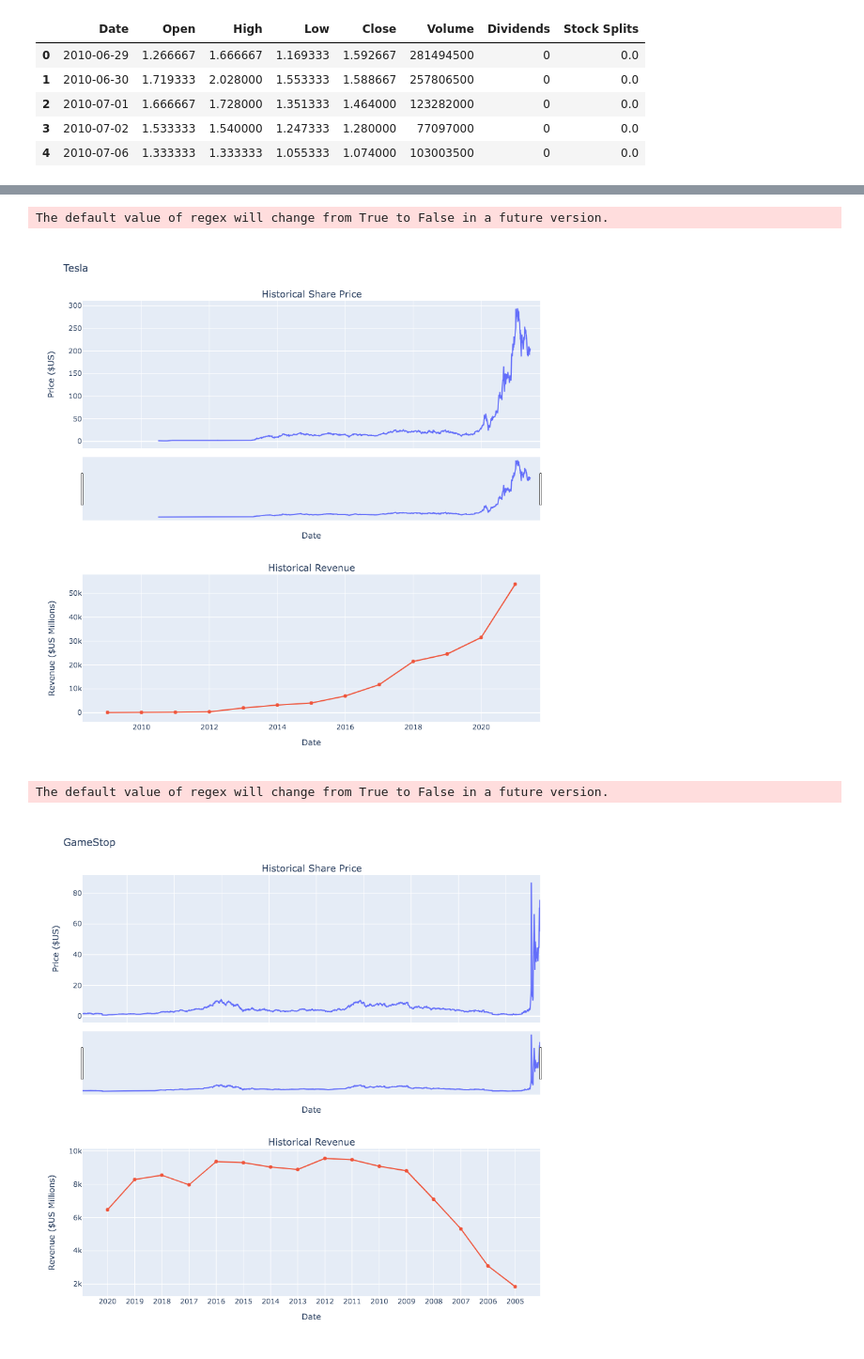
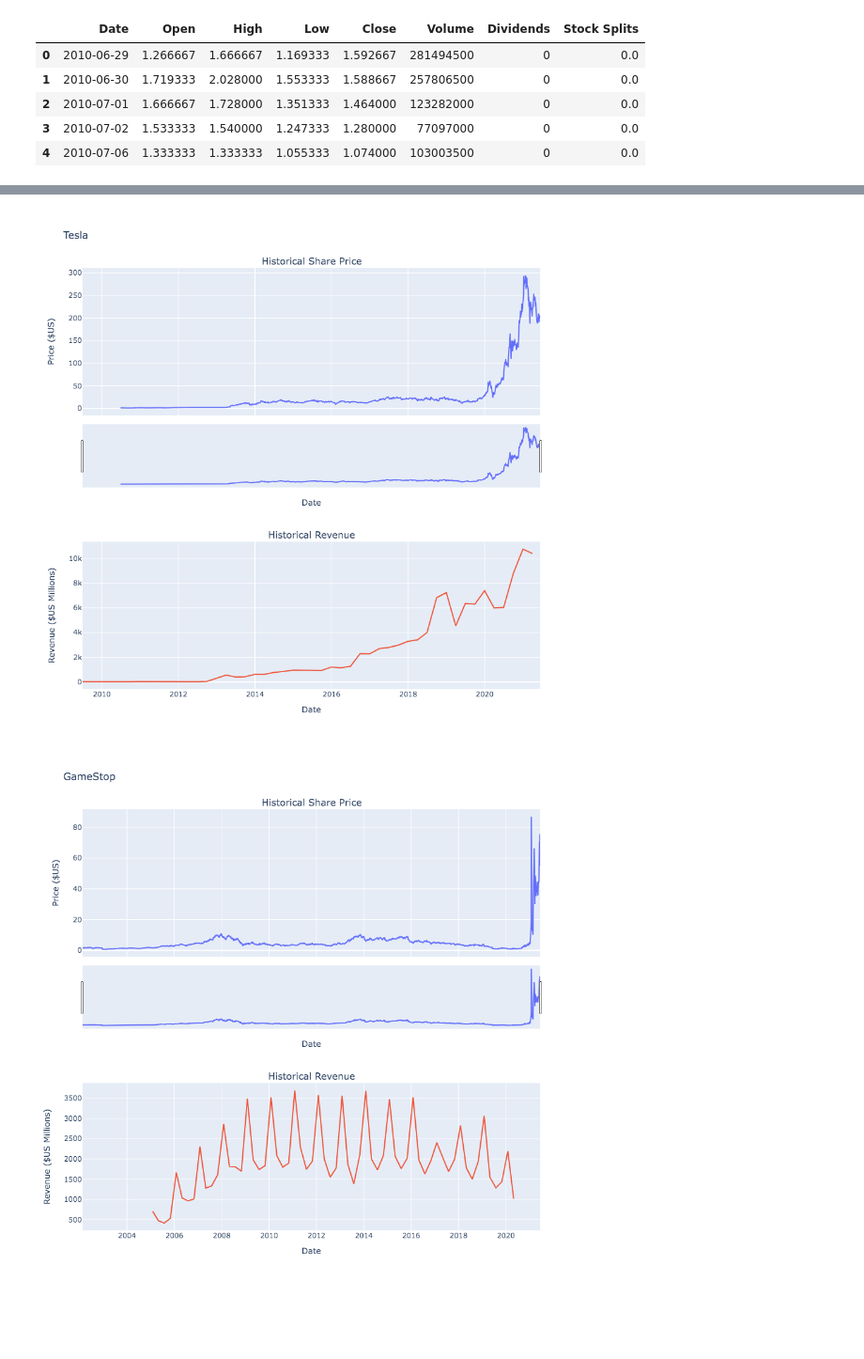
Before and after one commit to andrea-cas/data-visualization, a Jupyter notebook: historical-stock-revenue-data.ipynb, the cells around one changed output, grey strips where cells are left out. Shown at 94% size. Saved outputs shown, nothing was run; the diff lists cells and outputs as text; code cells hidden in the pictures; blank space fills up the shorter version.

```diff
--- a/historical-stock-revenue-data.ipynb
+++ b/historical-stock-revenue-data.ipynb
@@ -100,18 +79,24 @@ gme_data.head()
 import pandas as pd
 import requests
 from bs4 import BeautifulSoup
+import warnings
+
+warnings.filterwarnings("ignore", category=FutureWarning)
 
 url = "https://cf-courses-data.s3.us.cloud-object-storage.appdomain.cloud/IBMDeveloperSkillsNetwork-PY0220EN-SkillsNetwork/labs/project/stock.html"
 html_data  = requests.get(url).text
 
 soup = BeautifulSoup(html_data, 'html.parser')
 
+table = soup.find_all('tbody')[1]
+
 gme_revenue = pd.DataFrame(columns=["Date", "Revenue"])
 
-for row in soup.find("tbody").find_all('tr'):
+for row in table.find_all('tr'):
     col = row.find_all("td")
-    date = col[0].text
-    revenue = col[1].text
+    if (col != []):
+        date = col[0].text
+        revenue = col[1].text
 
     gme_revenue = gme_revenue.append({"Date":date, "Revenue":revenue}, ignore_index=True)
 
@@ -135,18 +119,24 @@ import requests
 from bs4 import BeautifulSoup
 import plotly.graph_objects as go
 from plotly.subplots import make_subplots
+import warnings
+
+warnings.filterwarnings("ignore", category=FutureWarning)
 
 url = "https://cf-courses-data.s3.us.cloud-object-storage.appdomain.cloud/IBMDeveloperSkillsNetwork-PY0220EN-SkillsNetwork/labs/project/revenue.htm"
 html_data = requests.get(url).text
 
 soup = BeautifulSoup(html_data, 'html.parser')
 
+table = soup.find_all('tbody')[1]
+
 tesla_revenue = pd.DataFrame(columns=["Date", "Revenue"])
 
-for row in soup.find("tbody").find_all('tr'):
+for row in table.find_all('tr'):
     col = row.find_all("td")
-    date = col[0].text
-    revenue = col[1].text
+    if (col != []):
+        date = col[0].text.strip()
+        revenue = col[1].text.strip()
 
     tesla_revenue = tesla_revenue.append({"Date": date, "Revenue": revenue}, ignore_index=True)
 
@@ -178,8 +168,7 @@ def make_graph(tesla_data, tesla_revenue, stock='Tesla'):
 
 make_graph(tesla_data, tesla_revenue, stock='Tesla')
 # %% [output]
-The default value of regex will change from True to False in a future version.
-[figure, old version]
+[figure, new version]
 # %%
 import yfinance as yf
 import pandas as pd
@@ -187,42 +176,47 @@ import requests
 from bs4 import BeautifulSoup
 import plotly.graph_objects as go
 from plotly.subplots import make_subplots
+import warnings
+
+warnings.filterwarnings("ignore", category=FutureWarning)
 
 url = "https://cf-courses-data.s3.us.cloud-object-storage.appdomain.cloud/IBMDeveloperSkillsNetwork-PY0220EN-SkillsNetwork/labs/project/stock.html"
 html_data = requests.get(url).text
 
 soup = BeautifulSoup(html_data, 'html.parser')
 
+table = soup.find_all('tbody')[1]
+
 gme_revenue = pd.DataFrame(columns=["Date", "Revenue"])
 
-for row in soup.find("tbody").find_all('tr'):
+for row in table.find_all('tr'):
     col = row.find_all("td")
-    date = col[0].text
-    revenue = col[1].text
+    if (col != []):
+        date = col[0].text.strip()
+        revenue = col[1].text.strip()
 
     gme_revenue = gme_revenue.append({"Date": date, "Revenue": revenue}, ignore_index=True)
 
 gme_revenue["Revenue"] = gme_revenue['Revenue'].str.replace(',|\$',"")
 gme_revenue.dropna(inplace=True)
 gme_revenue = gme_revenue[gme_revenue['Revenue'] != ""]
 
 game_stop = yf.Ticker("GME")
 gme_data = game_stop.history(period="max")
 
 def make_graph(gme_data, gme_revenue, stock='GameStop'):
     fig = make_subplots(rows=2, cols=1, shared_xaxes=True, subplot_titles=("Historical Share Price", "Historical Revenue"), vertical_spacing=.3)
     gme_data_specific = gme_data[gme_data.index <= '2021-06-14']
     gme_revenue_specific = gme_revenue[gme_revenue['Date'] <= '2021-04-30']
     fig.add_trace(go.Scatter(x=gme_data_specific.index, y=gme_data_specific.Close.astype("float"), name="Share Price"), row=1, col=1)
     fig.add_trace(go.Scatter(x=gme_revenue_specific['Date'], y=gme_revenue_specific.Revenue.astype("float"), name="Revenue"), row=2, col=1)
     fig.update_xaxes(title_text="Date", row=1, col=1)
     fig.update_xaxes(title_text="Date", row=2, col=1)
     fig.update_yaxes(title_text="Price ($US)", row=1, col=1)
     fig.update_yaxes(title_text="Revenue ($US Millions)", row=2, col=1)
     fig.update_layout(showlegend=False, height=900, title=stock, xaxis_rangeslider_visible=True)
     fig.show()
 
 make_graph(gme_data, gme_revenue, stock='GameStop')
 # %% [output]
-The default value of regex will change from True to False in a future version.
-[figure, old version]
+[figure, new version]
```
Also changed, not shown: parts of 5 cells of this notebook, 1 other file.
